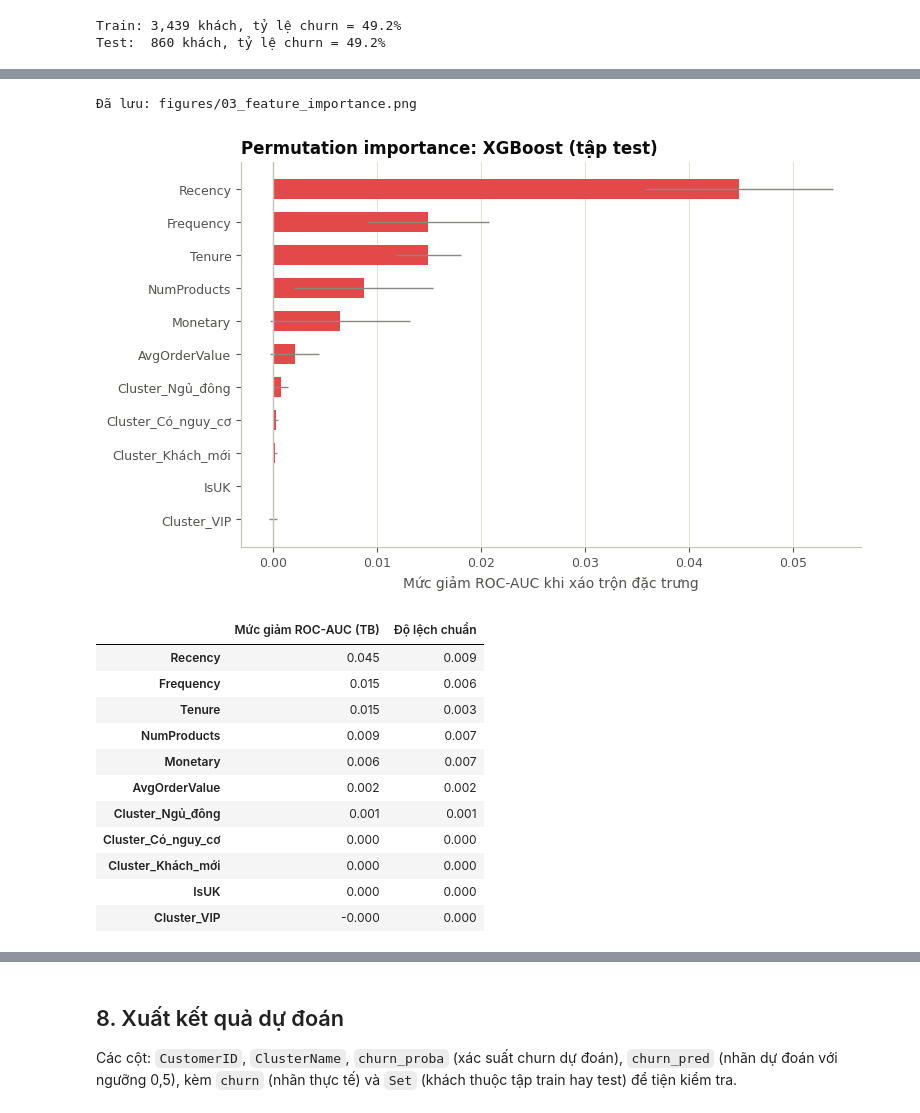
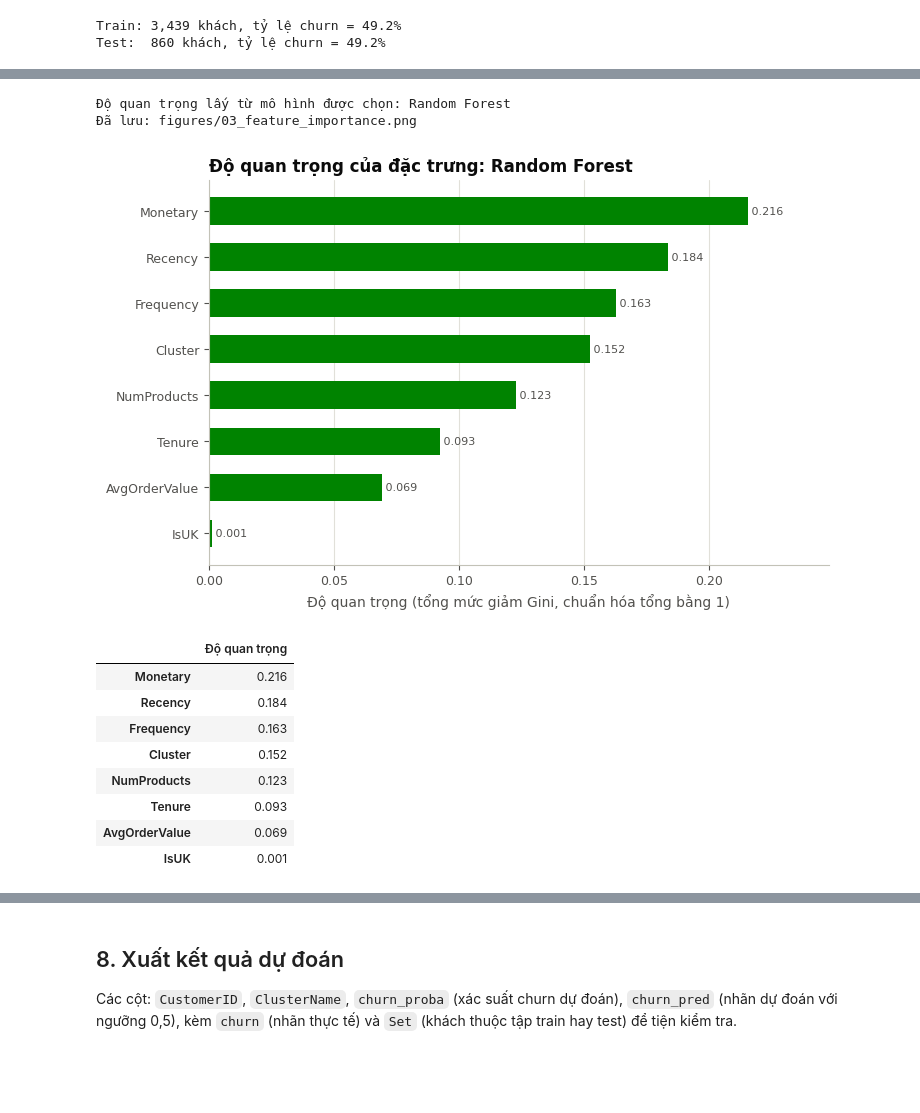
Before and after one commit to MrBread-21/DataMining_BTL, a Jupyter notebook: notebooks/03_du_doan_churn.ipynb, the cells around one changed output, grey strips where cells are left out. Saved outputs shown, nothing was run; the diff lists cells and outputs as text; code cells hidden in the pictures; blank space fills up the shorter version.

```diff
--- a/notebooks/03_du_doan_churn.ipynb
+++ b/notebooks/03_du_doan_churn.ipynb
@@ -73,7 +65,8 @@ def save_fig(fig, filename):
 
 CLUSTER_COLORS = dict(zip(CLUSTER_ORDER, COLORS[:4]))
 CHURN_COLORS = {0: COLORS[0], 1: COLORS[1]}
-MODEL_COLORS = dict(zip(["Logistic Regression", "Decision Tree", "Random Forest", "XGBoost"], COLORS[4:8]))
+MODEL_COLORS = dict(zip(["Decision Tree", "Random Forest", "AdaBoost", "Gaussian NB"], COLORS[4:8]))
+CORR_CMAP = LinearSegmentedColormap.from_list("corr", ["#0d366b", "#86b6ef", "#ffffff", "#f5b08f", "#a63b0f"])
 # %% [markdown]
 ## 1. Đọc dữ liệu
 # %%
@@ -201,16 +299,7 @@ plt.show()
 # %%
-LOG_FEATURES = ["Frequency", "Monetary", "AvgOrderValue", "NumProducts"]
-
-X = data[NUM_FEATURES].copy()
-X[LOG_FEATURES] = np.log1p(X[LOG_FEATURES])
-X["IsUK"] = data["IsUK"]
-cluster_dummies = pd.get_dummies(data["ClusterName"], prefix="Cluster", dtype=int)
-cluster_dummies = cluster_dummies[[f"Cluster_{name}" for name in CLUSTER_ORDER]]
-cluster_dummies.columns = [c.replace(" ", "_") for c in cluster_dummies.columns]
-X = pd.concat([X, cluster_dummies], axis=1)
+FEATURES = NUM_FEATURES + ["IsUK", "Cluster"]
+X = data[FEATURES]
 y = data["churn"]
-
-FEATURES = X.columns.tolist()
 print("Các đặc trưng:", FEATURES)
 X.head()
 # %% [output]
@@ -333,5 +440,5 @@ comparison.style.format("{:.3f}").highlight_max(color="#cde2fb")
 # %%
-best_name = cv_results["ROC-AUC CV (TB)"].idxmax()
+best_name = cv_results["Accuracy CV (TB)"].idxmax()
 best_model = best_models[best_name]
-print(f"Mô hình được chọn (ROC-AUC CV cao nhất): {best_name}")
+print(f"Mô hình được chọn (accuracy CV cao nhất): {best_name}")
 # %% [output]
@@ -441,35 +613,35 @@ Với mô hình tốt nhất, ta dùng **permutation importance trên tập test
 # %%
-perm = permutation_importance(best_model, X_test, y_test, scoring="roc_auc", n_repeats=20,
-                              random_state=RANDOM_STATE, n_jobs=-1)
-importance = pd.DataFrame({
-    "Mức giảm ROC-AUC (TB)": perm.importances_mean,
-    "Độ lệch chuẩn": perm.importances_std,
-}, index=FEATURES).sort_values("Mức giảm ROC-AUC (TB)", ascending=False)
+importance_name = best_name if best_name in ("Decision Tree", "Random Forest") else "Random Forest"
+importance_model = best_models[importance_name]
+if importance_name == best_name:
+    print(f"Độ quan trọng lấy từ mô hình được chọn: {importance_name}")
+else:
+    print(f"Mô hình được chọn là {best_name}; độ quan trọng lấy từ Random Forest")
+importance = pd.Series(importance_model.feature_importances_, index=FEATURES, name="Độ quan trọng")
 
-plot_data = importance.sort_values("Mức giảm ROC-AUC (TB)")
+plot_data = importance.sort_values()
 fig, ax = plt.subplots(figsize=(8, 5))
-ax.barh(plot_data.index, plot_data["Mức giảm ROC-AUC (TB)"], xerr=plot_data["Độ lệch chuẩn"],
-        height=0.6, color=MODEL_COLORS[best_name], error_kw=dict(ecolor=MUTED, lw=1))
-ax.axvline(0, color="#c3c2b7", linewidth=1)
-ax.set_xlabel("Mức giảm ROC-AUC khi xáo trộn đặc trưng")
-ax.set_title(f"Permutation importance: {best_name} (tập test)")
+ax.barh(plot_data.index, plot_data.values, height=0.6, color=MODEL_COLORS[importance_name])
+for yy, v in enumerate(plot_data.values):
+    ax.text(v, yy, f" {v:.3f}", va="center", fontsize=8, color=INK_2)
+ax.set_xlabel("Độ quan trọng (tổng mức giảm Gini, chuẩn hóa tổng bằng 1)")
+ax.set_xlim(0, plot_data.max() * 1.15)
+ax.set_title(f"Độ quan trọng của đặc trưng: {importance_name}")
 ax.grid(axis="y", visible=False)
 ax.grid(axis="x", visible=True)
 save_fig(fig, "03_feature_importance.png")
 plt.show()
-importance
+importance.sort_values(ascending=False).to_frame()
 # %% [output]
+Độ quan trọng lấy từ mô hình được chọn: Random Forest
 Đã lưu: figures/03_feature_importance.png
-[figure, old version]
+[figure, new version]
-|  | Mức giảm ROC-AUC (TB) | Độ lệch chuẩn |
-| Recency | 0.045 | 0.009 |
-| Frequency | 0.015 | 0.006 |
-| Tenure | 0.015 | 0.003 |
-| NumProducts | 0.009 | 0.007 |
-| Monetary | 0.006 | 0.007 |
-| AvgOrderValue | 0.002 | 0.002 |
-| Cluster_Ngủ_đông | 0.001 | 0.001 |
-| Cluster_Có_nguy_cơ | 0.000 | 0.000 |
-| Cluster_Khách_mới | 0.000 | 0.000 |
-| IsUK | 0.000 | 0.000 |
-| Cluster_VIP | -0.000 | 0.000 |
+|  | Độ quan trọng |
+| Monetary | 0.216 |
+| Recency | 0.184 |
+| Frequency | 0.163 |
+| Cluster | 0.152 |
+| NumProducts | 0.123 |
+| Tenure | 0.093 |
+| AvgOrderValue | 0.069 |
+| IsUK | 0.001 |
```
Also changed, not shown: parts of 46 cells of this notebook, 31 other files.
